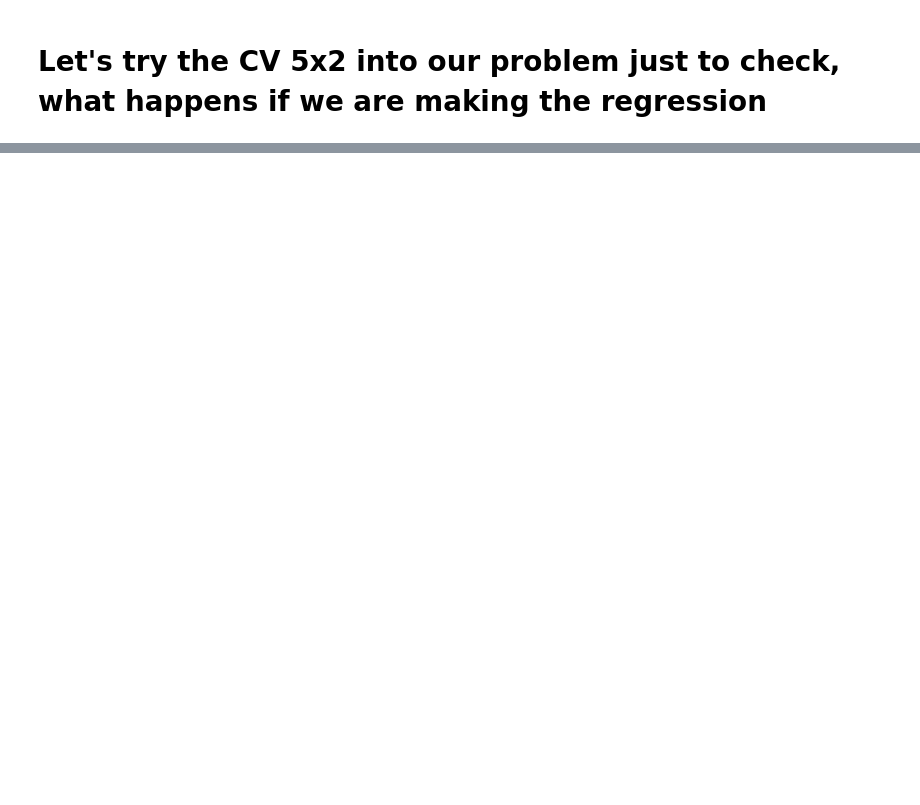
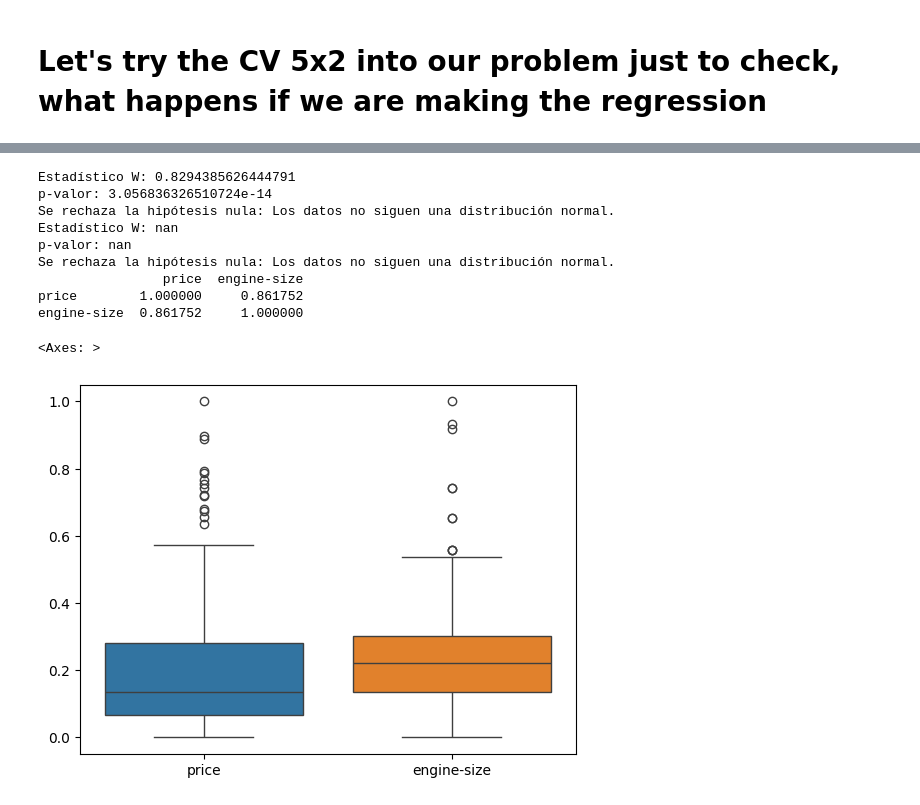
Before and after one commit to JoseAdrianRodriguezGonzalez/Linear-predictor, a Jupyter notebook: src/second/test.ipynb, the cells around one changed output, grey strips where cells are left out. Saved outputs shown, nothing was run; the diff lists cells and outputs as text; code cells hidden in the pictures; blank space fills up the shorter version.

```diff
--- a/src/second/test.ipynb
+++ b/src/second/test.ipynb
@@ -252,0 +267,40 @@ np.float64(2.6232797942177686)
+# %%
+import scipy.stats as stats
+from sklearn.preprocessing import MinMaxScaler
+stat,p_value=stats.shapiro(data['engine-size'])
+print(f'Estadístico W: {stat}')
+print(f'p-valor: {p_value}')
+if p_value > 0.05:
+    print("No se rechaza la hipótesis nula: Los datos parecen seguir una distribución normal.")
+else:
+    print("Se rechaza la hipótesis nula: Los datos no siguen una distribución normal.")
+
+stat,p_value=stats.shapiro(data)
+print(f'Estadístico W: {stat}')
+print(f'p-valor: {p_value}')
+if p_value > 0.05:
+    print("No se rechaza la hipótesis nula: Los datos parecen seguir una distribución normal.")
+else:
+    print("Se rechaza la hipótesis nula: Los datos no siguen una distribución normal.")
+dfT1=pd.DataFrame({
+    'price':data['price     '],
+    'engine-size':data['engine-size']
+})
+scaler = MinMaxScaler()
+dfT1[['price', 'engine-size']] = scaler.fit_transform(dfT1[['price', 'engine-size']])
+print(dfT1.corr())
+
+
+sns.boxplot(dfT1)
+# %% [output]
+Estadístico W: 0.8294385626444791
+p-valor: 3.056836326510724e-14
+Se rechaza la hipótesis nula: Los datos no siguen una distribución normal.
+Estadístico W: nan
+p-valor: nan
+Se rechaza la hipótesis nula: Los datos no siguen una distribución normal.
+                price  engine-size
+price        1.000000     0.861752
+engine-size  0.861752     1.000000
+<Axes: >
+[figure, added]
```
Also changed, not shown: parts of 28 cells of this notebook, 6 other files.
